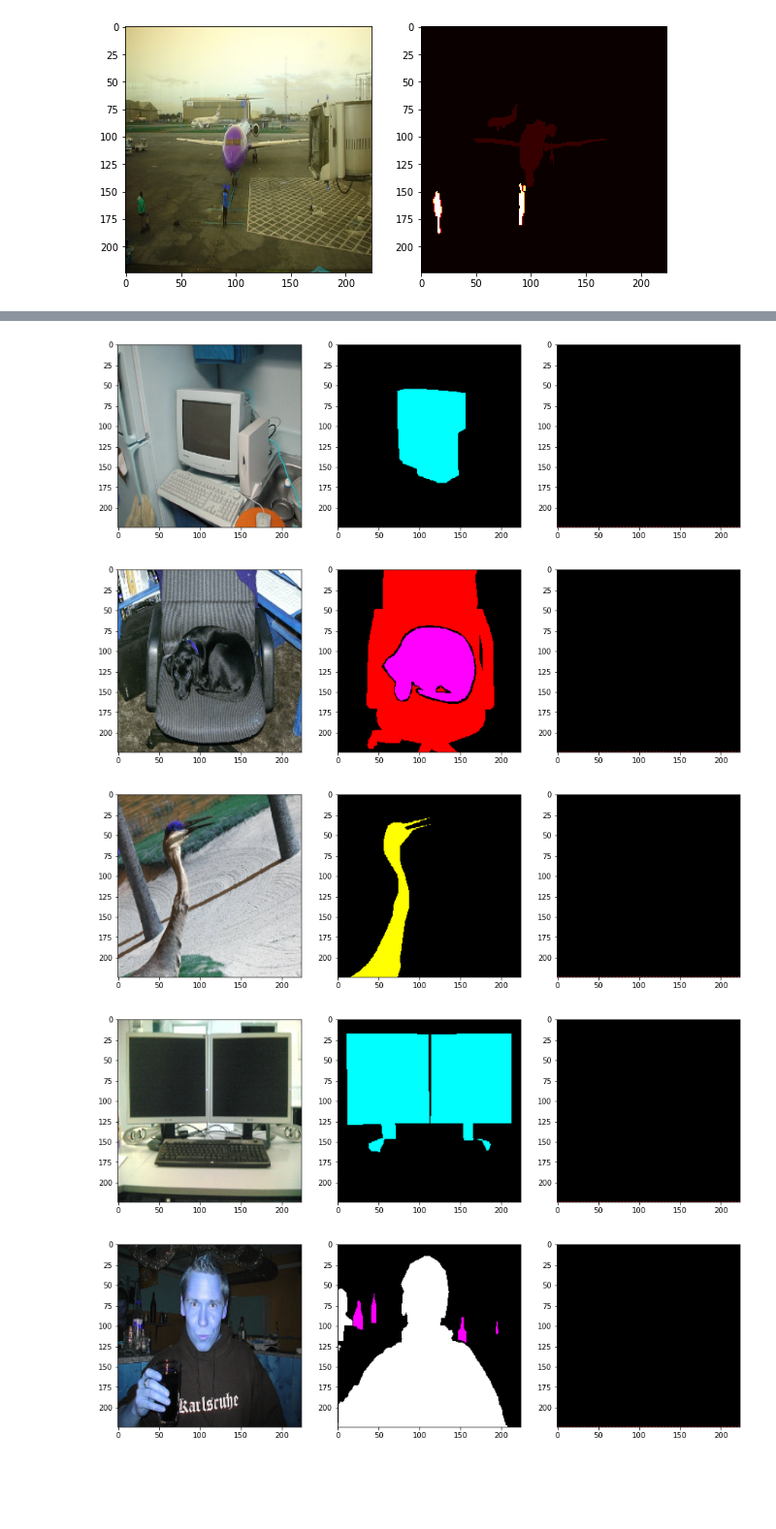
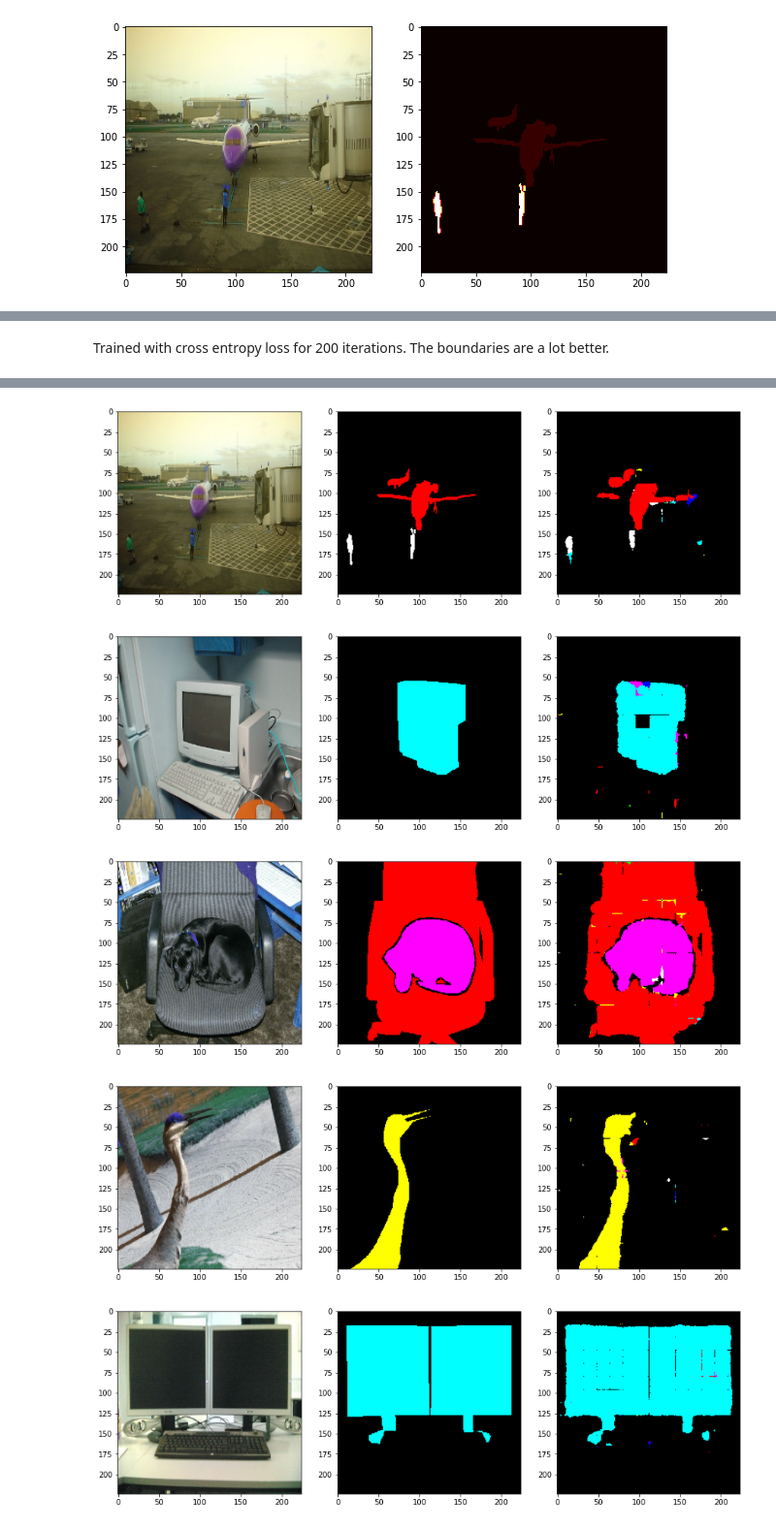
Before and after one commit to kadanes/VOC-Semantic-Segmentation, a Jupyter notebook: main.ipynb, the cells around one changed output, grey strips where cells are left out. Shown at 97% size. Cells and saved outputs as stored; diff of their text form; code cells hidden in the pictures; blank space fills up the shorter version.

```diff
--- a/main.ipynb
+++ b/main.ipynb
@@ -64,18 +171,16 @@ Unique classes:  [ 0  1  2  3  4  5  6  7  8  9 10 11 12 13 14 15 16 17 18 19 20
+# %% [markdown]
+Trained with cross entropy loss for 200 iterations. The boundaries are a lot better.
 # %%
-# Naive model training
-trainModel = False
+naive = Naive()
+optimizer = torch.optim.Adam(naive.parameters(), lr=1e-3, weight_decay=1e-5)
+if torch.cuda.is_available():
+    naive = torch.load("./model/naive_ce.pt")
 
-if trainModel:
-    naive = Naive()
-    train(naive, voc2012, model_name="naive", num_epochs=1, batch_size=64, learning_rate=1e-3, weight_decay=1e-5)
 else:
-    model = Naive()
-    if torch.cuda.is_available():
-        naive = torch.load("./model/naive_ce.pt")
-    else:
-        naive = torch.load("./model/naive_ce.pt", map_location=torch.device('cpu'))
-    naive.eval()
-    print(naive)
+    naive = torch.load("./model/naive_ce.pt", map_location=torch.device('cpu'))
+
+naive.eval()
+print(naive)
 # %% [output]
 Naive(
   (encoder): Sequential(
@@ -98,7 +203,7 @@ Naive(
   )
 )
 # %%
-ind = range(1,10)
+ind = range(0, 10)
 
 visualizePrediction(naive, voc2012.train_images[ind], voc2012.train_labels[ind])
 # %% [output]
@@ -123,5 +230,5 @@ Clipping input data to the valid range for imshow with RGB data ([0..1] for floa
-[figure, old version]
+[figure, new version]
-[figure, old version]
+[figure, new version]
-[figure, old version]
+[figure, new version]
-[figure, old version]
+[figure, new version]
-[figure, old version]
+[figure, new version]
```
Also changed, not shown: parts of 7 cells of this notebook, 5 other files.
